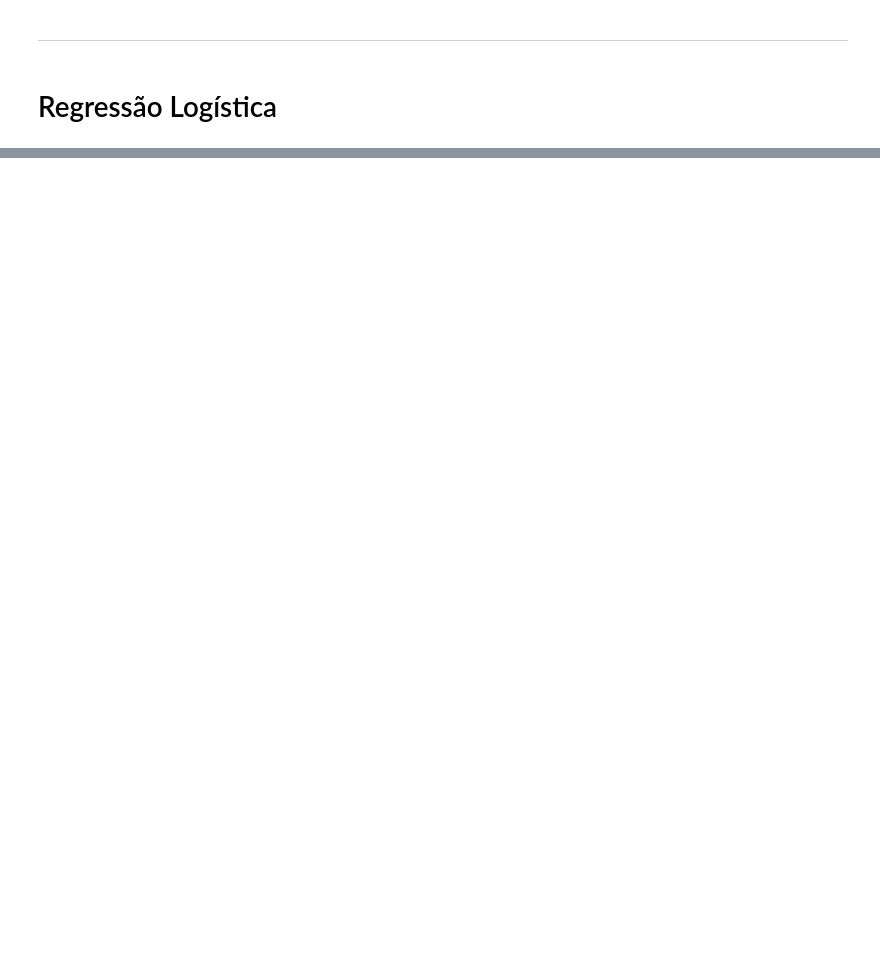
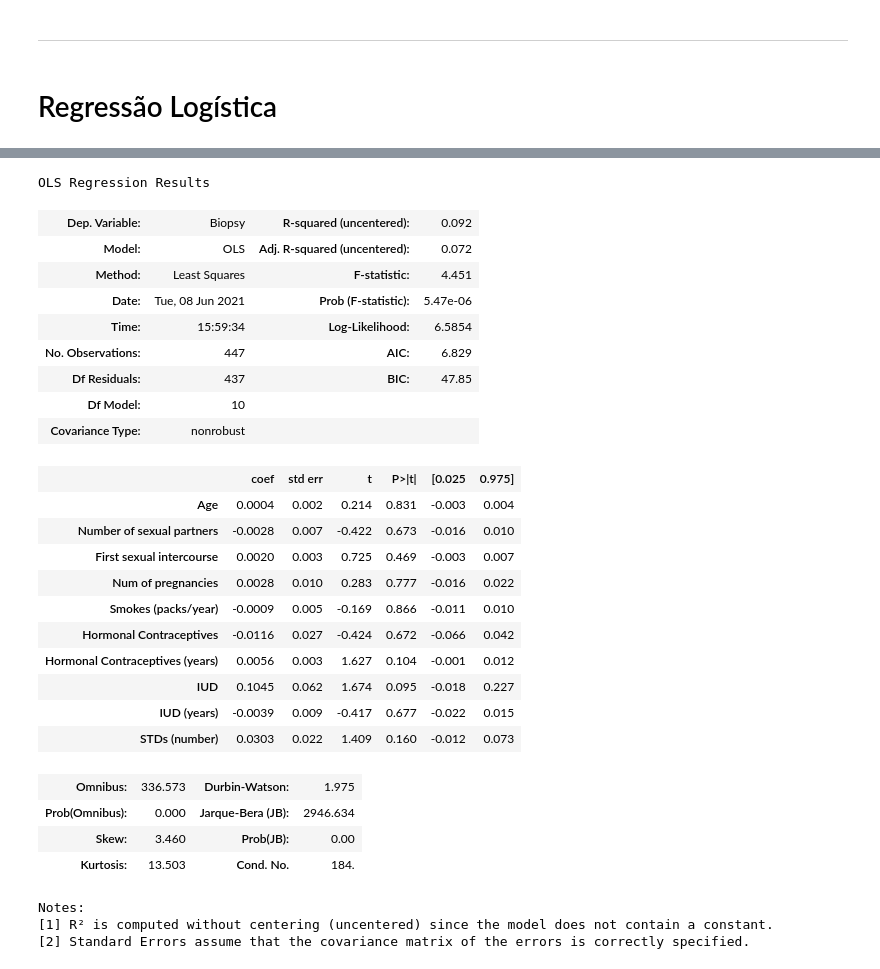
Before and after one commit to lorenabc/CDADOS---PROJETO-2, a Jupyter notebook: Leitura_Dataset.ipynb, the cells around one changed output, grey strips where cells are left out. Drawn from its saved outputs; the diff is of its cells as text; code cells hidden in the pictures; blank space fills up the shorter version.

```diff
--- a/Leitura_Dataset.ipynb
+++ b/Leitura_Dataset.ipynb
@@ -491,3 +573,36 @@ print(log_reg.summary())
+# %%
+# Imprimindo tabela resumo
+reg = sm.OLS(y_train2.astype(float), X_train2.astype(float)).fit()
+reg.summary()
+# %% [output]
+OLS Regression Results
+| Dep. Variable: | Biopsy | R-squared (uncentered): | 0.092 |
+| Model: | OLS | Adj. R-squared (uncentered): | 0.072 |
+| Method: | Least Squares | F-statistic: | 4.451 |
+| Date: | Tue, 08 Jun 2021 | Prob (F-statistic): | 5.47e-06 |
+| Time: | 15:59:34 | Log-Likelihood: | 6.5854 |
+| No. Observations: | 447 | AIC: | 6.829 |
+| Df Residuals: | 437 | BIC: | 47.85 |
+| Df Model: | 10 |  |  |
+| Covariance Type: | nonrobust |  |  |
+|  | coef | std err | t | P>|t| | [0.025 | 0.975] |
+| Age | 0.0004 | 0.002 | 0.214 | 0.831 | -0.003 | 0.004 |
+| Number of sexual partners | -0.0028 | 0.007 | -0.422 | 0.673 | -0.016 | 0.010 |
+| First sexual intercourse | 0.0020 | 0.003 | 0.725 | 0.469 | -0.003 | 0.007 |
+| Num of pregnancies | 0.0028 | 0.010 | 0.283 | 0.777 | -0.016 | 0.022 |
+| Smokes (packs/year) | -0.0009 | 0.005 | -0.169 | 0.866 | -0.011 | 0.010 |
+| Hormonal Contraceptives | -0.0116 | 0.027 | -0.424 | 0.672 | -0.066 | 0.042 |
+| Hormonal Contraceptives (years) | 0.0056 | 0.003 | 1.627 | 0.104 | -0.001 | 0.012 |
+| IUD | 0.1045 | 0.062 | 1.674 | 0.095 | -0.018 | 0.227 |
+| IUD (years) | -0.0039 | 0.009 | -0.417 | 0.677 | -0.022 | 0.015 |
+| STDs (number) | 0.0303 | 0.022 | 1.409 | 0.160 | -0.012 | 0.073 |
+| Omnibus: | 336.573 | Durbin-Watson: | 1.975 |
+| Prob(Omnibus): | 0.000 | Jarque-Bera (JB): | 2946.634 |
+| Skew: | 3.460 | Prob(JB): | 0.00 |
+| Kurtosis: | 13.503 | Cond. No. | 184. |
+Notes:
+[1] R² is computed without centering (uncentered) since the model does not contain a constant.
+[2] Standard Errors assume that the covariance matrix of the errors is correctly specified.
 # %%
 # Predição de performance no dataframe de teste
 yhat = log_reg.predict(X_test2.astype(float))
```
Also changed, not shown: parts of 40 cells of this notebook.
